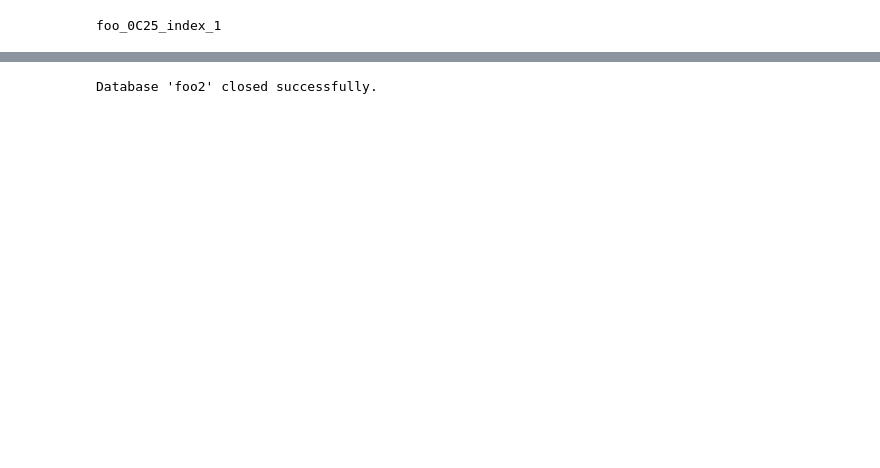
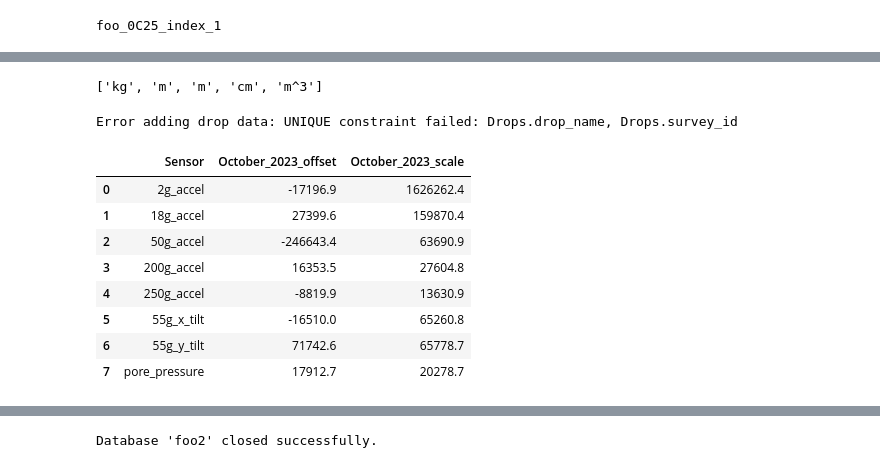
Before and after one commit to stevADUS/BlueDrop_Analysis_Lib, a Jupyter notebook: BlueDrop_Analysis_example_v3.ipynb, the cells around one changed output, grey strips where cells are left out. Cells and saved outputs as stored; diff of their text form; code cells hidden in the pictures; blank space fills up the shorter version.

Commit message:
Update database

```diff
--- a/BlueDrop_Analysis_example_v3.ipynb
+++ b/BlueDrop_Analysis_example_v3.ipynb
@@ -152,0 +269,21 @@ database.view_entries(accel_table_name)
+# %%
+sub_df =list( df[df['Properties'] != 'radius_coeff']["units"])
+display(sub_df)
+# %% [output]
+['kg', 'm', 'm', 'cm', 'm^3']
+# %%
+database.add_drop_data(drop, pffp_calibration_dict=pffp_calibration_dict, location_dict=location_dict, pffp_config_dict=drop.pffp_config)
+# %% [output]
+Error adding drop data: UNIQUE constraint failed: Drops.drop_name, Drops.survey_id
+# %%
+test_folder.calibration_params
+# %% [output]
+|  | Sensor | October_2023_offset | October_2023_scale |
+| 0 | 2g_accel | -17196.9 | 1626262.4 |
+| 1 | 18g_accel | 27399.6 | 159870.4 |
+| 2 | 50g_accel | -246643.4 | 63690.9 |
+| 3 | 200g_accel | 16353.5 | 27604.8 |
+| 4 | 250g_accel | -8819.9 | 13630.9 |
+| 5 | 55g_x_tilt | -16510.0 | 65260.8 |
+| 6 | 55g_y_tilt | 71742.6 | 65778.7 |
+| 7 | pore_pressure | 17912.7 | 20278.7 |
```
Also changed, not shown: parts of 21 cells of this notebook, 8 other files.
